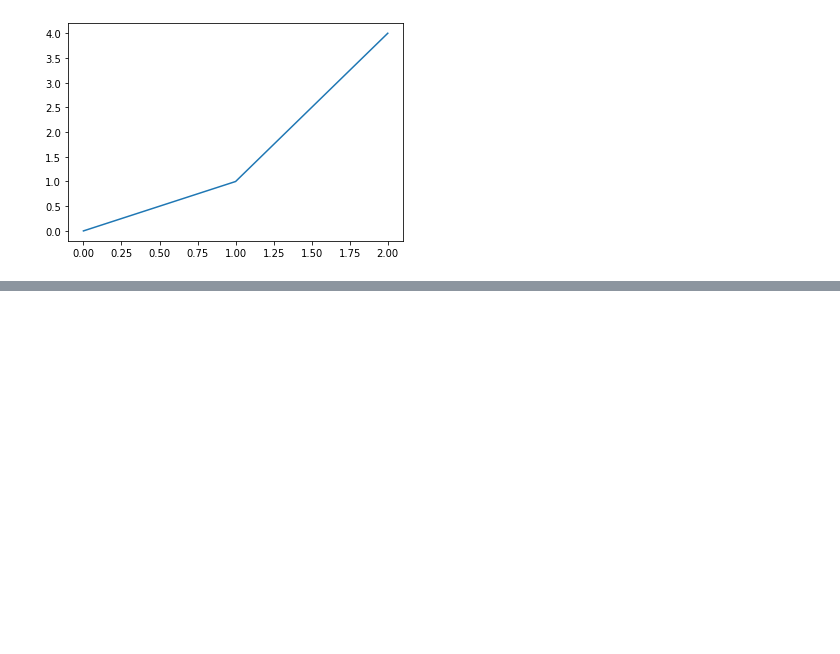
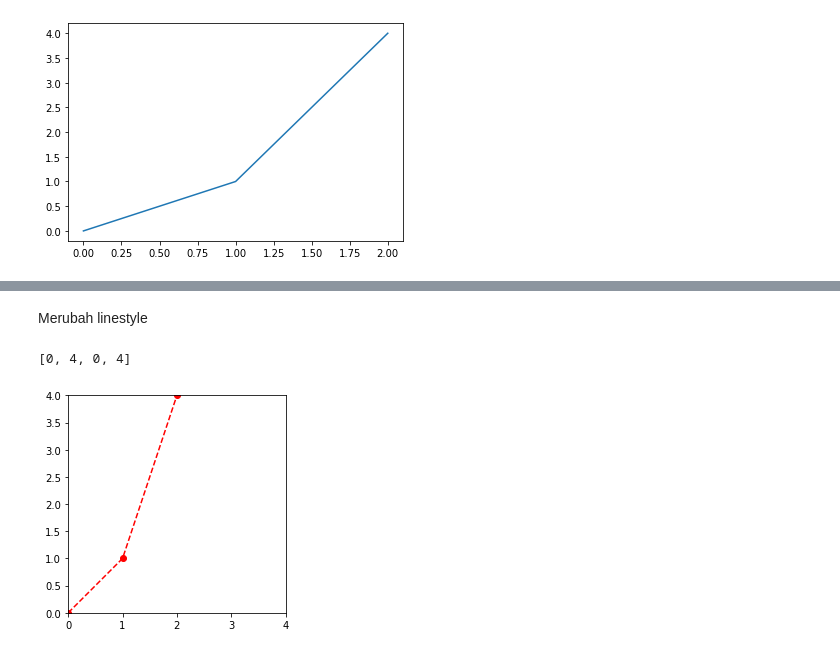
Before and after one commit to geoteknik/komputasi-geoteknik, a Jupyter notebook: kuliah/notebook/02-dasar-python-jupyter.ipynb, the cells around one changed output, grey strips where cells are left out. Saved outputs shown, nothing was run; the diff lists cells and outputs as text; code cells hidden in the pictures; blank space fills up the shorter version.

```diff
--- a/kuliah/notebook/02-dasar-python-jupyter.ipynb
+++ b/kuliah/notebook/02-dasar-python-jupyter.ipynb
@@ -60,0 +98,14 @@ ax.plot(x1, y1) # ploting data pada axis
+# %% [markdown]
+Merubah linestyle
+# %%
+## Merubah style garis
+fig2, ax2 = plt.subplots()
+ax2.plot(x1, y1, 'o--r') # argumen ke 3 adalah marker line color, dengan:
+                         # o adalah dot,
+                         # -- adalah putus-putus,
+                         # r adalah red
+ax2.axis("scaled")
+ax2.axis([0,  4, 0, 4])
+# %% [output]
+[0, 4, 0, 4]
+[figure, added]
```
Also changed, not shown: parts of 9 cells of this notebook, 8 other files.
